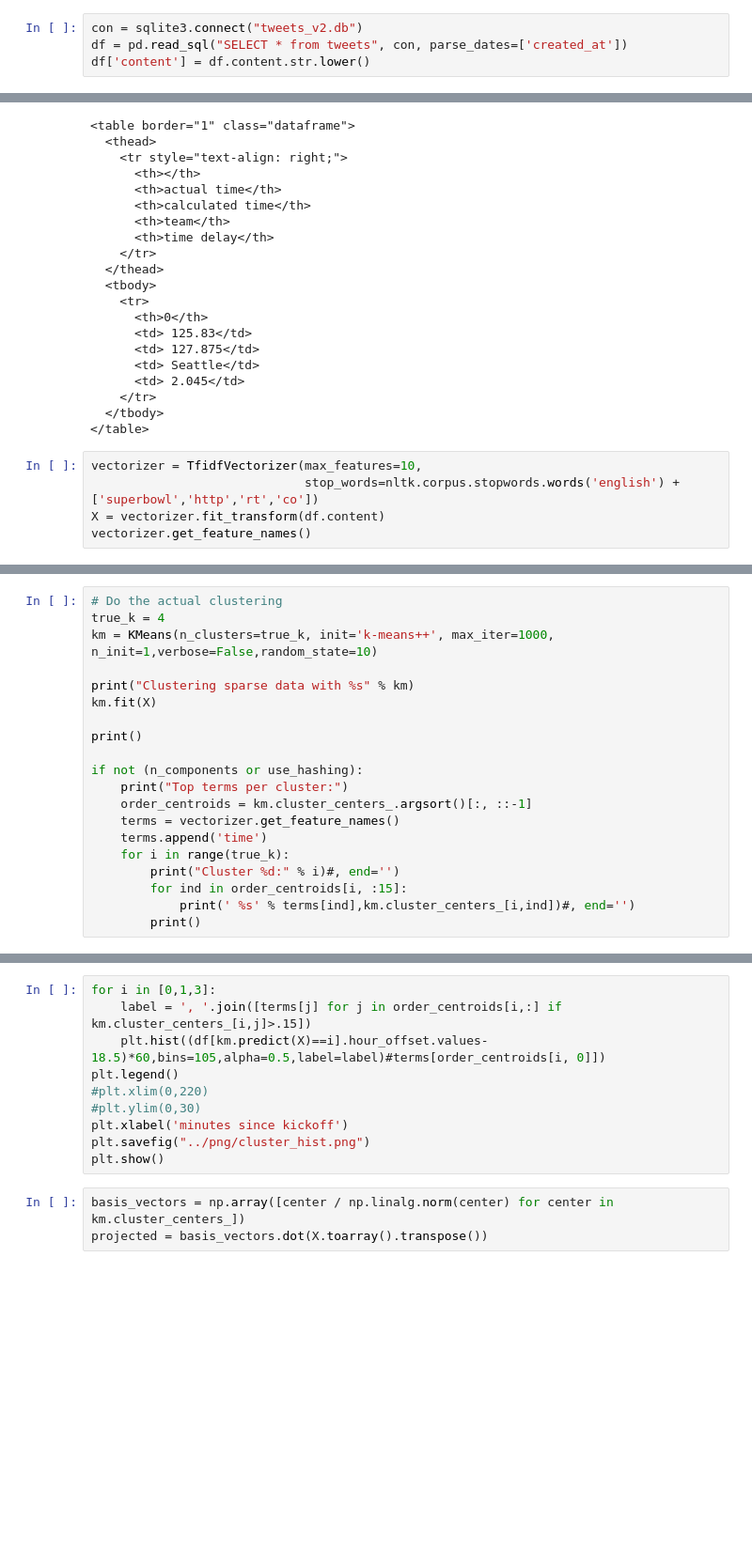
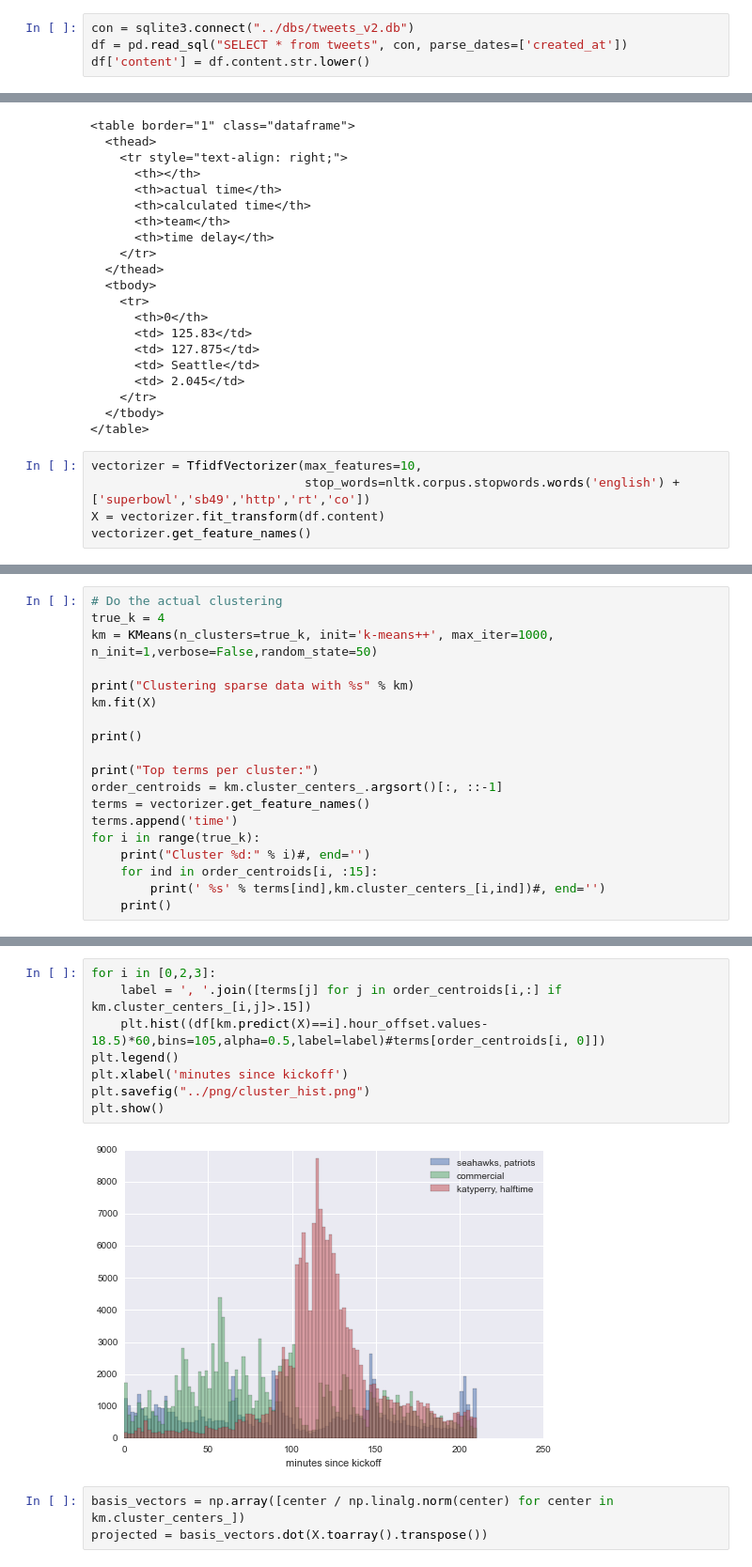
Before and after one commit to vybhavk/superbowl_tweets, a Jupyter notebook: ipython_notebooks/get_clusters.ipynb, the cells around one changed output, grey strips where cells are left out. Shown at 94% size. Saved outputs shown, nothing was run; the diff lists cells and outputs as text; blank space fills up the shorter version.

```diff
--- a/ipython_notebooks/get_clusters.ipynb
+++ b/ipython_notebooks/get_clusters.ipynb
@@ -9,7 +9,7 @@ from sklearn.cluster import KMeans,DBSCAN
 import seaborn as sns
 import nltk
 # %%
-con = sqlite3.connect("tweets_v2.db")
+con = sqlite3.connect("../dbs/tweets_v2.db")
 df = pd.read_sql("SELECT * from tweets", con, parse_dates=['created_at'])
 df['content'] = df.content.str.lower()
 # %%
@@ -213,7 +213,7 @@ print fg_measurements.to_html()
 </table>
 # %%
 vectorizer = TfidfVectorizer(max_features=10,
-                             stop_words=nltk.corpus.stopwords.words('english') + ['superbowl','http','rt','co'])
+                             stop_words=nltk.corpus.stopwords.words('english') + ['superbowl','sb49','http','rt','co'])
 X = vectorizer.fit_transform(df.content)
 vectorizer.get_feature_names()
 # %% [output]
@@ -230,22 +230,21 @@ vectorizer.get_feature_names()
 # %%
 # Do the actual clustering
 true_k = 4
-km = KMeans(n_clusters=true_k, init='k-means++', max_iter=1000, n_init=1,verbose=False,random_state=10)
+km = KMeans(n_clusters=true_k, init='k-means++', max_iter=1000, n_init=1,verbose=False,random_state=50)
 
 print("Clustering sparse data with %s" % km)
 km.fit(X)
 
 print()
 
-if not (n_components or use_hashing):
-    print("Top terms per cluster:")
-    order_centroids = km.cluster_centers_.argsort()[:, ::-1]
-    terms = vectorizer.get_feature_names()
-    terms.append('time')
-    for i in range(true_k):
-        print("Cluster %d:" % i)#, end='')
-        for ind in order_centroids[i, :15]:
-            print(' %s' % terms[ind],km.cluster_centers_[i,ind])#, end='')
-        print()
+print("Top terms per cluster:")
+order_centroids = km.cluster_centers_.argsort()[:, ::-1]
+terms = vectorizer.get_feature_names()
+terms.append('time')
+for i in range(true_k):
+    print("Cluster %d:" % i)#, end='')
+    for ind in order_centroids[i, :15]:
+        print(' %s' % terms[ind],km.cluster_centers_[i,ind])#, end='')
+    print()
 # %% [output]
 Clustering sparse data with KMeans(copy_x=True, init='k-means++', max_iter=1000, n_clusters=4, n_init=1,
@@ -256,13 +267,13 @@ NameError: name 'n_components' is not defined
 # %%
-for i in [0,1,3]:
+for i in [0,2,3]:
     label = ', '.join([terms[j] for j in order_centroids[i,:] if km.cluster_centers_[i,j]>.15])
     plt.hist((df[km.predict(X)==i].hour_offset.values-18.5)*60,bins=105,alpha=0.5,label=label)#terms[order_centroids[i, 0]])
 plt.legend()
-#plt.xlim(0,220)
-#plt.ylim(0,30)
 plt.xlabel('minutes since kickoff')
 plt.savefig("../png/cluster_hist.png")
 plt.show()
+# %% [output]
+[figure, added]
 # %%
 basis_vectors = np.array([center / np.linalg.norm(center) for center in km.cluster_centers_])
 projected = basis_vectors.dot(X.toarray().transpose())
```
Also changed, not shown: parts of 3 cells of this notebook, 19 other files.
